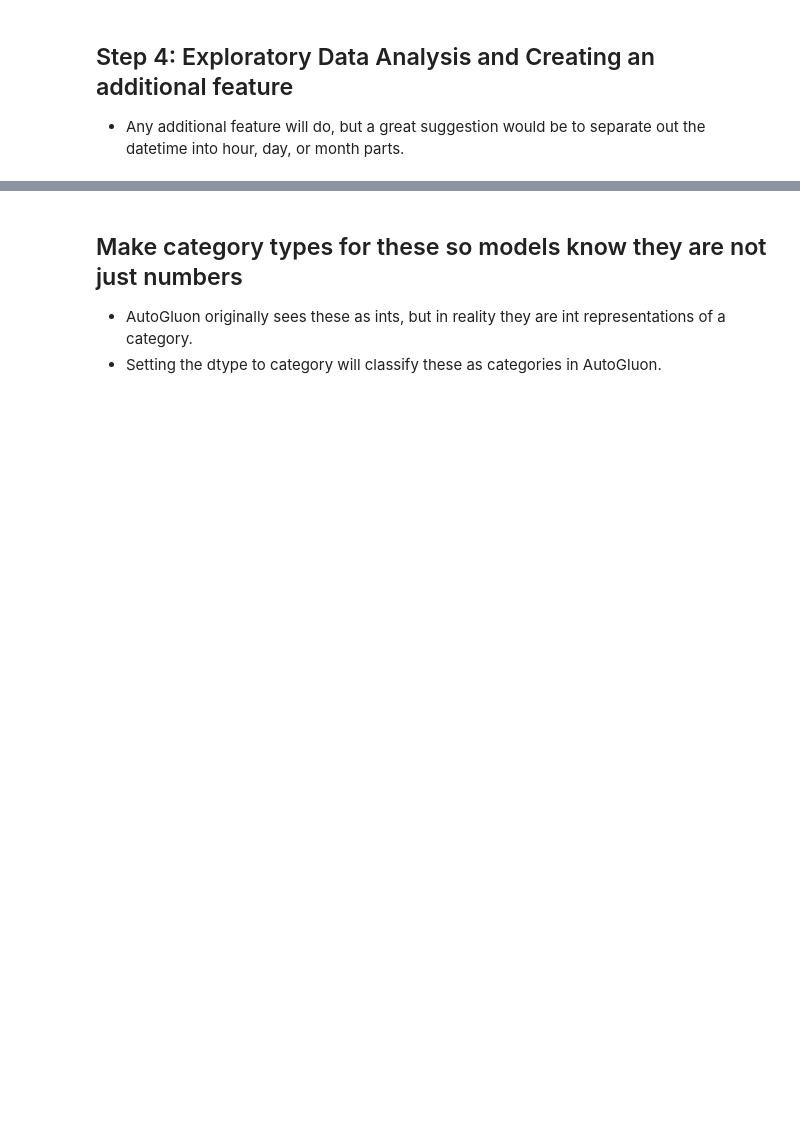
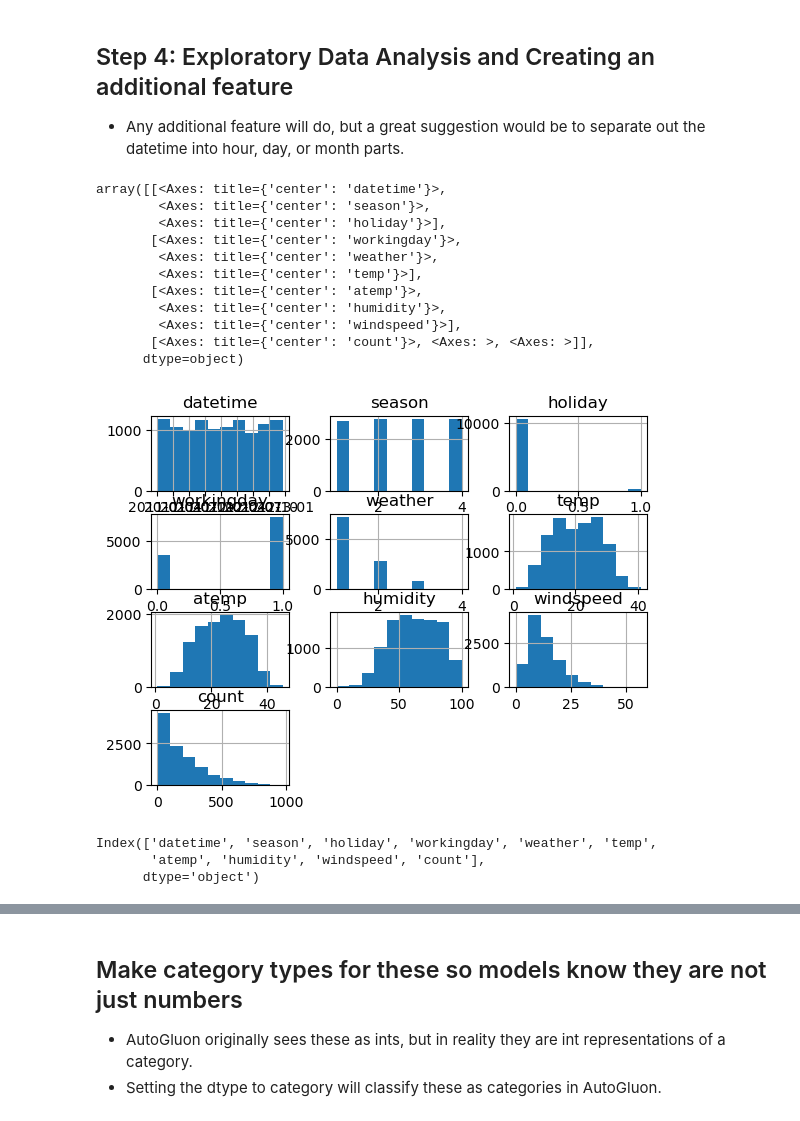
Before and after one commit to micaelleos/Udacity-Projects---cd0385-project-starter, a Jupyter notebook: project/project-template.ipynb, the cells around one changed output, grey strips where cells are left out. Saved outputs shown, nothing was run; the diff lists cells and outputs as text; code cells hidden in the pictures; blank space fills up the shorter version.

```diff
--- a/project/project-template.ipynb
+++ b/project/project-template.ipynb
@@ -177,0 +184,2 @@ train.describe()
+# %%
+train.drop(columns=['casual','registered'], inplace=True)
@@ -276,4 +428,17 @@ submission.to_csv("submission.csv", index=False)
 * Any additional feature will do, but a great suggestion would be to separate out the datetime into hour, day, or month parts.
 # %%
 # Create a histogram of all features to show the distribution of each one relative to the data. This is part of the exploritory data analysis
-train.?
+train.hist()
+# %% [output]
+array([[<Axes: title={'center': 'datetime'}>,
+        <Axes: title={'center': 'season'}>,
+        <Axes: title={'center': 'holiday'}>],
+       [<Axes: title={'center': 'workingday'}>,
+        <Axes: title={'center': 'weather'}>,
+        <Axes: title={'center': 'temp'}>],
+       [<Axes: title={'center': 'atemp'}>,
+        <Axes: title={'center': 'humidity'}>,
+        <Axes: title={'center': 'windspeed'}>],
+       [<Axes: title={'center': 'count'}>, <Axes: >, <Axes: >]],
+      dtype=object)
+[figure, added]
@@ -283,0 +445,6 @@ test[?] = ?
+# %%
+train.columns
+# %% [output]
+Index(['datetime', 'season', 'holiday', 'workingday', 'weather', 'temp',
+       'atemp', 'humidity', 'windspeed', 'count'],
+      dtype='object')
```
Also changed, not shown: parts of 53 cells of this notebook, 8 other files.
